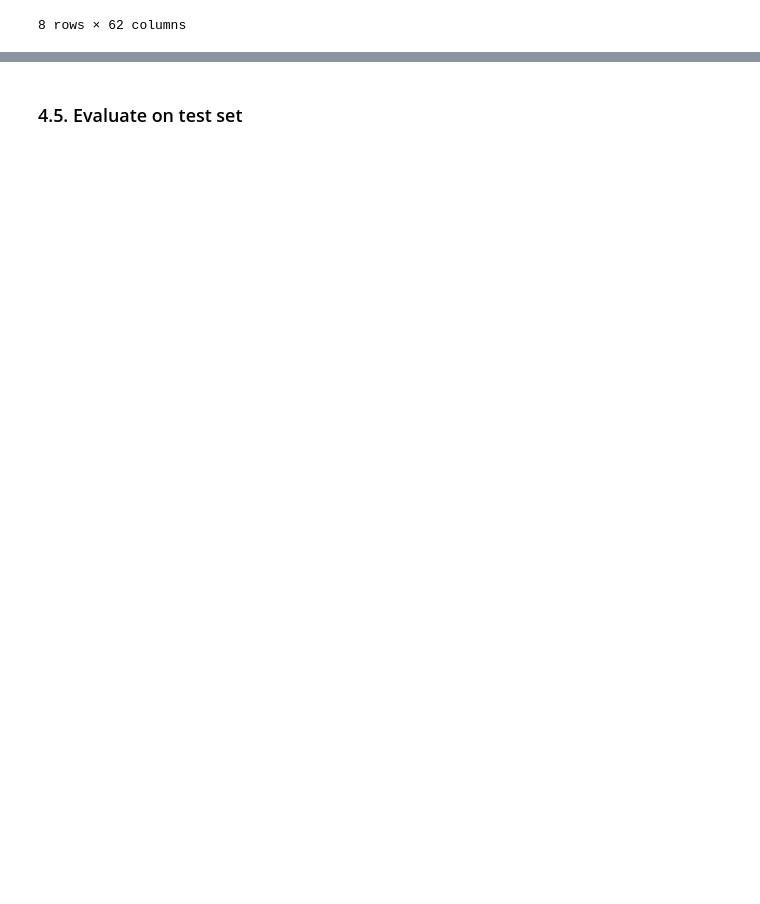
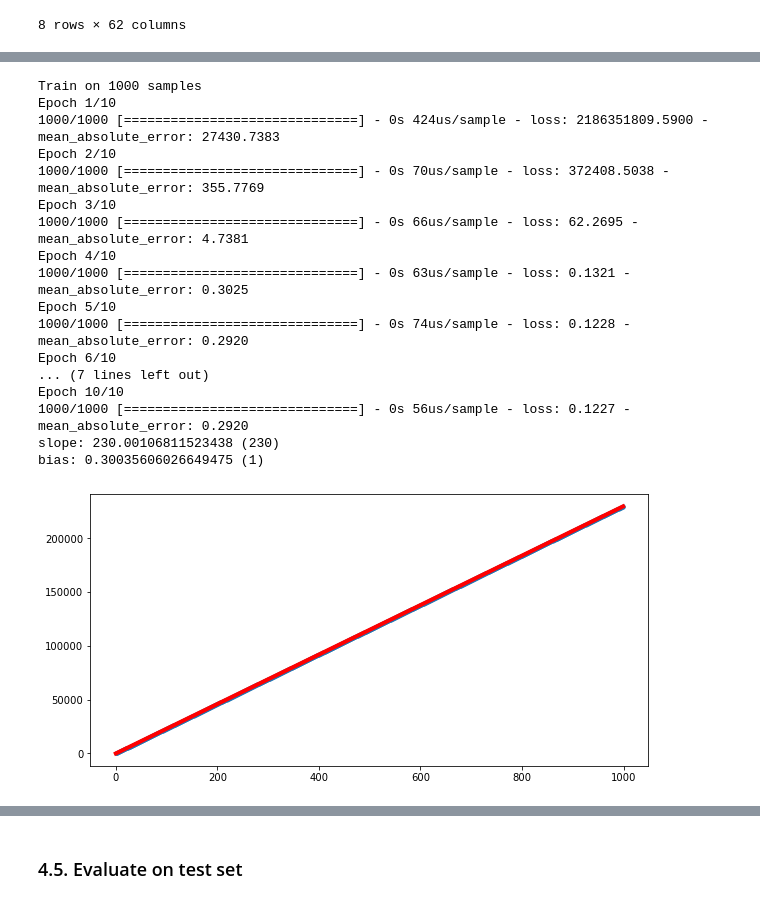
Before and after one commit to TeaKatz/AI_Training, a Jupyter notebook: 07_Implement_Linear&Logistic_Regression.ipynb, the cells around one changed output, grey strips where cells are left out. Cells and saved outputs as stored; diff of their text form; code cells hidden in the pictures; blank space fills up the shorter version.

```diff
--- a/07_Implement_Linear&Logistic_Regression.ipynb
+++ b/07_Implement_Linear&Logistic_Regression.ipynb
@@ -514 +272,53 @@ slope: 229.99551391601562 (230)
+# %%
+# Test fit model on dummy data
+target_slope = 230
+target_bias = 1
+dummy_x = np.arange(1000).astype(np.float32).reshape(-1, 1)
+dummy_y = (dummy_x * target_slope + target_bias).astype(np.float32).reshape(-1)
+
+# Define model
+regression_model = LinearRegression()
+# Define loss function
+loss = tf.keras.losses.MeanSquaredError()
+# Define metrics function
+metrics = tf.keras.metrics.MeanAbsoluteError()
+# Define optimizer
+# optimizer = tf.keras.optimizers.Adam(learning_rate=100)
+optimizer = tf.keras.optimizers.SGD(learning_rate=1e-7)
+
+# Compile model
+regression_model.compile(optimizer=optimizer, loss=loss, metrics=[metrics])
+
+# Train model
+regression_model.fit(dummy_x, dummy_y, batch_size=16, epochs=10)
+
+# Check trained parameters
+slope, bias = regression_model.trainable_variables
+print(f"slope: {slope.numpy().squeeze()} ({target_slope})")
+print(f"bias: {bias.numpy().squeeze()} ({target_bias})")
+
+# Plot
+plt.figure(figsize=(10, 5))
+plt.scatter(dummy_x, dummy_y, s=10)
+plt.plot(dummy_x, regression_model.predict(dummy_x), "r", linewidth=4)
+plt.show()
+# %% [output]
+Train on 1000 samples
+Epoch 1/10
+1000/1000 [==============================] - 0s 424us/sample - loss: 2186351809.5900 - mean_absolute_error: 27430.7383
+Epoch 2/10
+1000/1000 [==============================] - 0s 70us/sample - loss: 372408.5038 - mean_absolute_error: 355.7769
+Epoch 3/10
+1000/1000 [==============================] - 0s 66us/sample - loss: 62.2695 - mean_absolute_error: 4.7381
+Epoch 4/10
+1000/1000 [==============================] - 0s 63us/sample - loss: 0.1321 - mean_absolute_error: 0.3025
+Epoch 5/10
+1000/1000 [==============================] - 0s 74us/sample - loss: 0.1228 - mean_absolute_error: 0.2920
+Epoch 6/10
+... (7 lines left out)
+Epoch 10/10
+1000/1000 [==============================] - 0s 56us/sample - loss: 0.1227 - mean_absolute_error: 0.2920
+slope: 230.00106811523438 (230)
+bias: 0.30035606026649475 (1)
+[figure, added]
 # %% [markdown]
```
Also changed, not shown: parts of 39 cells of this notebook.
